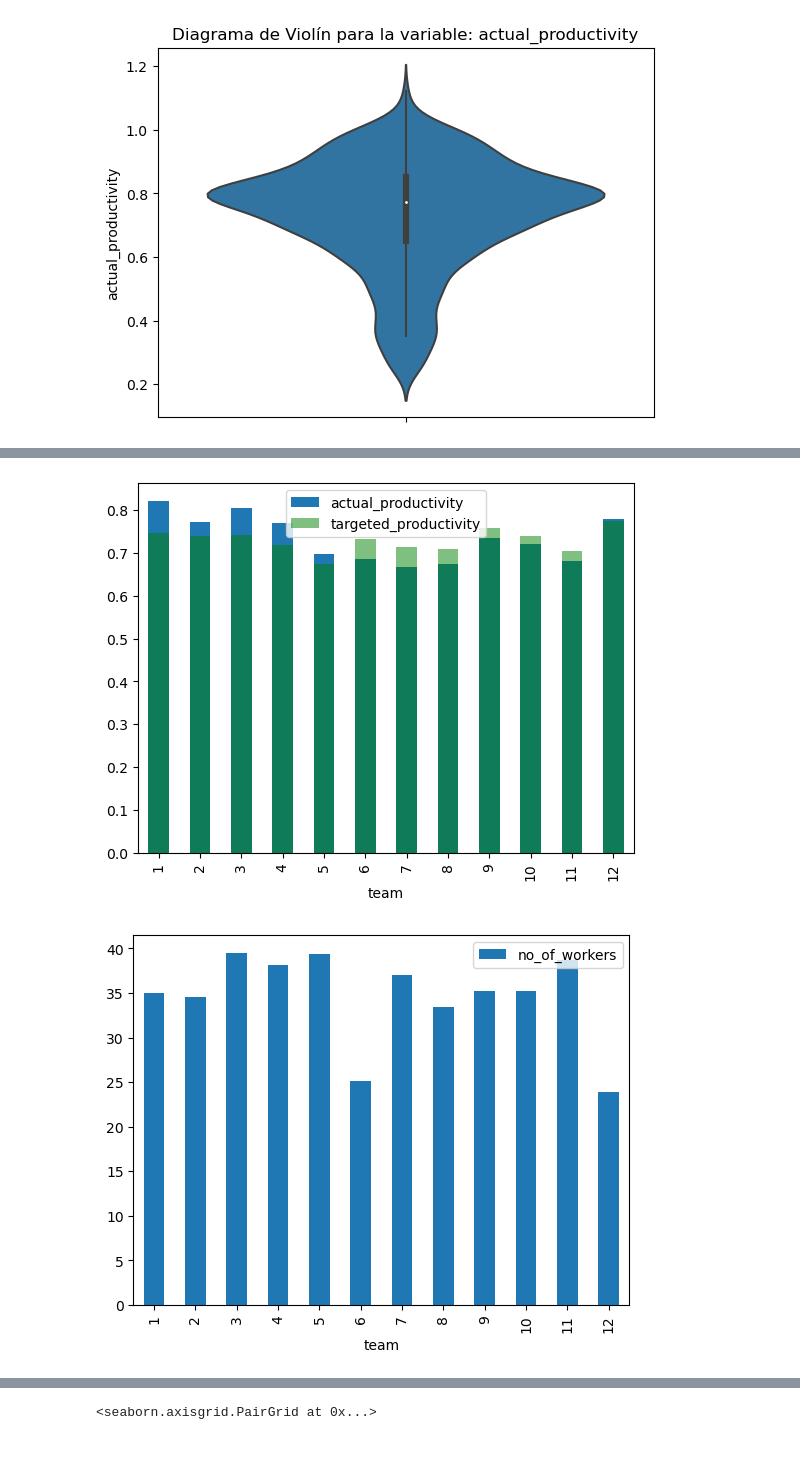
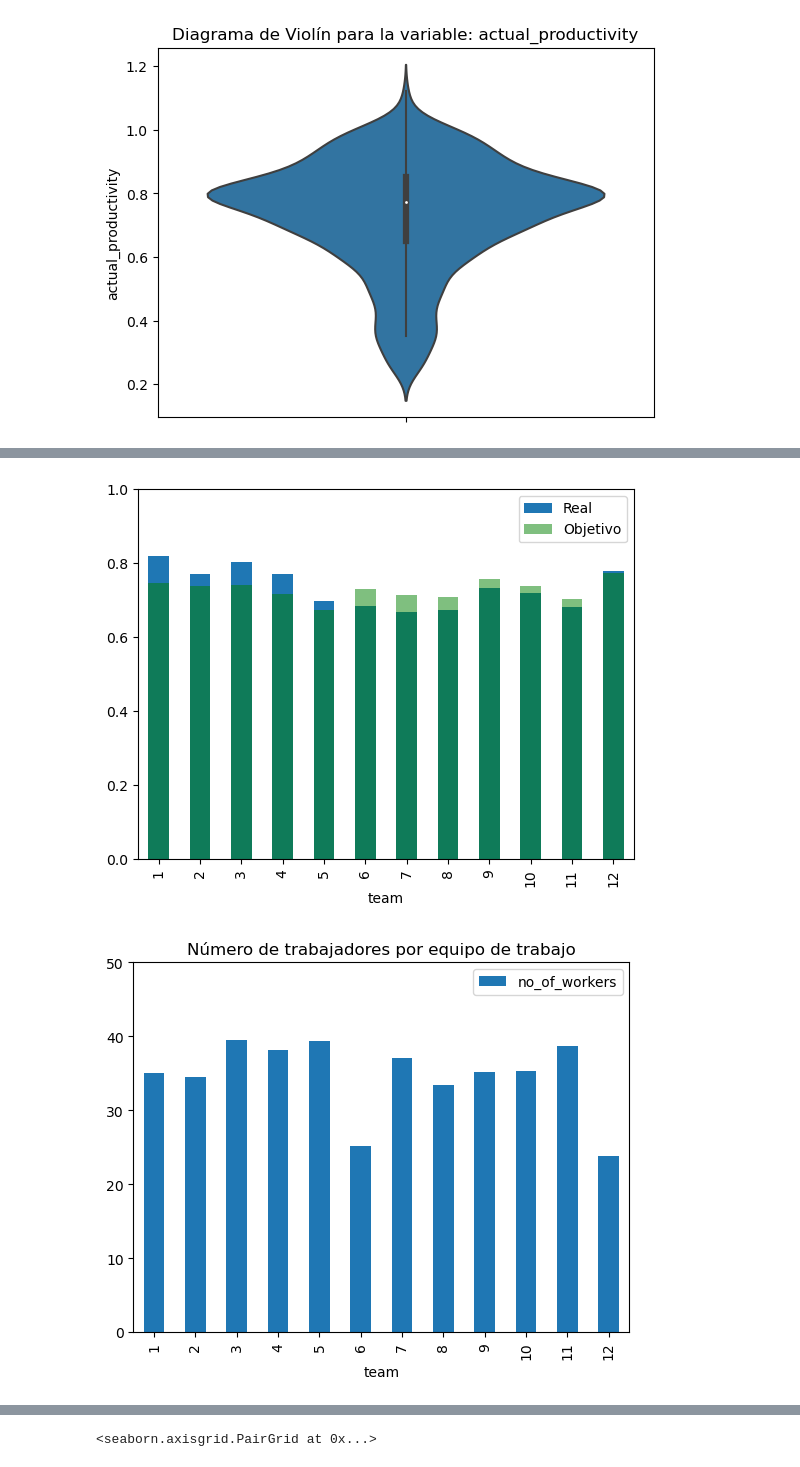
Before and after one commit to wilmarc/Proyecto1ACTD, a Jupyter notebook: DataProcess_P1.ipynb, the cells around one changed output, grey strips where cells are left out. Saved outputs shown, nothing was run; the diff lists cells and outputs as text; code cells hidden in the pictures.

```diff
--- a/DataProcess_P1.ipynb
+++ b/DataProcess_P1.ipynb
@@ -235,21 +239,24 @@ real_eff_t=team_data['actual_productivity'].mean()
 target_eff_t=team_data['targeted_productivity'].mean()
 
 plt.figure()
-real_eff_t.plot(kind="bar")
-target_eff_t.plot(kind="bar",color="green",alpha=0.5)
+real_eff_t.plot(kind="bar",label="Real")
+target_eff_t.plot(kind="bar",color="green",alpha=0.5, label="Objetivo")
+plt.ylim([0,1])
 plt.legend()
 plt.show()
 # %% [output]
-[figure, old version]
+[figure, new version]
 # %%
 #Review of efficiencies during the week days (average efficiencies)
 
 team_data=df_fin.groupby("team")
 real_eff_t=team_data['no_of_workers'].mean()
 
 plt.figure()
 real_eff_t.plot(kind="bar")
 plt.legend()
+plt.title("Número de trabajadores por equipo de trabajo")
+plt.ylim([0,50])
 plt.show()
 # %% [output]
-[figure, old version]
+[figure, new version]
```
Also changed, not shown: parts of 6 cells of this notebook.
